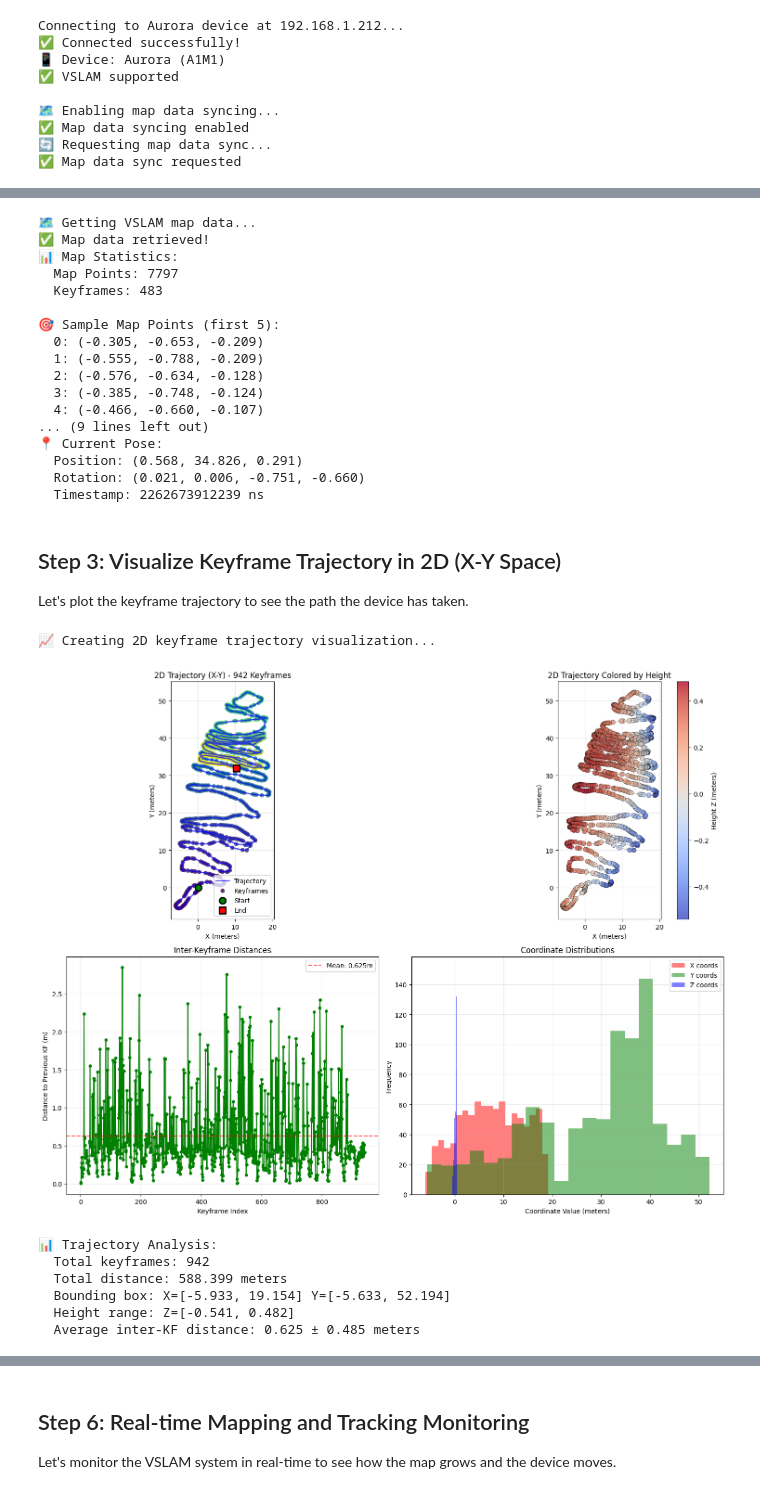
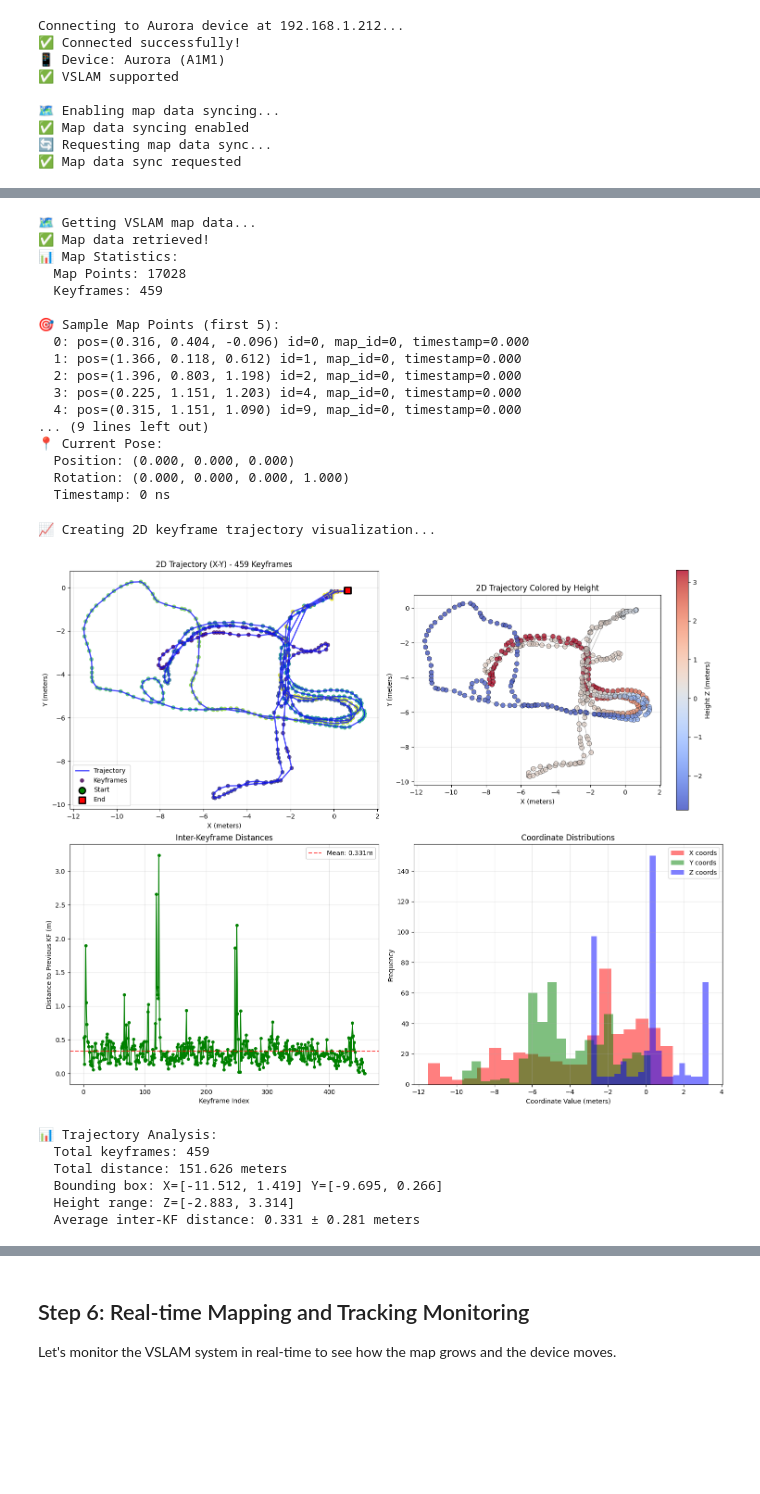
Before and after one commit to Slamtec/py_aurora_remote, a Jupyter notebook: notebooks/03_vslam_mapping_and_tracking.ipynb, the cells around one changed output, grey strips where cells are left out. Cells and saved outputs as stored; diff of their text form; code cells hidden in the pictures; blank space fills up the shorter version.

Commit message:
fixed bugs in interface implementation

```diff
--- a/notebooks/03_vslam_mapping_and_tracking.ipynb
+++ b/notebooks/03_vslam_mapping_and_tracking.ipynb
@@ -145,17 +138,19 @@ if sdk.is_connected():
             if map_points:
                 print(f"\n🎯 Sample Map Points (first 5):")
                 for i, point in enumerate(map_points[:5]):
-                    print(f"  {i}: ({point[0]:.3f}, {point[1]:.3f}, {point[2]:.3f})")
+                    pos = point['position']
+                    print(f"  {i}: pos=({pos[0]:.3f}, {pos[1]:.3f}, {pos[2]:.3f}) "
+                          f"id={point['id']}, map_id={point['map_id']}, timestamp={point['timestamp']:.3f}")
 
             if keyframes:
                 print(f"\n🔑 Sample Keyframes (first 3):")
                 for i, kf in enumerate(keyframes[:3]):
-                    # Keyframe format: (x, y, z, qx, qy, qz, qw, id)
-                    if len(kf) >= 7:
-                        print(f"  {i}: pos=({kf[0]:.3f}, {kf[1]:.3f}, {kf[2]:.3f}) "
-                              f"quat=({kf[3]:.3f}, {kf[4]:.3f}, {kf[5]:.3f}, {kf[6]:.3f})")
-                        if len(kf) >= 8:
-                            print(f"      id={kf[7]}")
+                    pos = kf['position']
+                    rot = kf['rotation']
+                    print(f"  {i}: pos=({pos[0]:.3f}, {pos[1]:.3f}, {pos[2]:.3f}) "
+                          f"quat=({rot[0]:.3f}, {rot[1]:.3f}, {rot[2]:.3f}, {rot[3]:.3f})")
+                    print(f"      id={kf['id']}, map_id={kf['map_id']}, "
+                          f"timestamp={kf['timestamp']:.3f}, fixed={kf['fixed']}")
 
             # Get current pose for comparison
             try:
@@ -184,24 +179,20 @@ else:
 🗺️ Getting VSLAM map data...
 ✅ Map data retrieved!
 📊 Map Statistics:
-  Map Points: 7797
-  Keyframes: 483
+  Map Points: 17028
+  Keyframes: 459
 
 🎯 Sample Map Points (first 5):
-  0: (-0.305, -0.653, -0.209)
-  1: (-0.555, -0.788, -0.209)
-  2: (-0.576, -0.634, -0.128)
-  3: (-0.385, -0.748, -0.124)
-  4: (-0.466, -0.660, -0.107)
+  0: pos=(0.316, 0.404, -0.096) id=0, map_id=0, timestamp=0.000
+  1: pos=(1.366, 0.118, 0.612) id=1, map_id=0, timestamp=0.000
+  2: pos=(1.396, 0.803, 1.198) id=2, map_id=0, timestamp=0.000
+  3: pos=(0.225, 1.151, 1.203) id=4, map_id=0, timestamp=0.000
+  4: pos=(0.315, 1.151, 1.090) id=9, map_id=0, timestamp=0.000
 ... (9 lines left out)
 📍 Current Pose:
-  Position: (0.568, 34.826, 0.291)
-  Rotation: (0.021, 0.006, -0.751, -0.660)
-  Timestamp: 2262673912239 ns
+  Position: (0.000, 0.000, 0.000)
+  Rotation: (0.000, 0.000, 0.000, 1.000)
+  Timestamp: 0 ns
-# %% [markdown]
-## Step 3: Visualize Keyframe Trajectory in 2D (X-Y Space)
-
-Let's plot the keyframe trajectory to see the path the device has taken.
 # %%
 if sdk.is_connected() and MATPLOTLIB_AVAILABLE:
     try:
@@ -214,10 +205,10 @@ if sdk.is_connected() and MATPLOTLIB_AVAILABLE:
             keyframes = map_data['keyframes']
 
             if len(keyframes) > 1:
-                # Extract X, Y coordinates from keyframes
-                x_coords = [kf[0] for kf in keyframes]
-                y_coords = [kf[1] for kf in keyframes]
-                z_coords = [kf[2] for kf in keyframes] if len(keyframes[0]) > 2 else [0] * len(keyframes)
+                # Extract X, Y, Z coordinates from keyframes
+                x_coords = [kf['position'][0] for kf in keyframes]
+                y_coords = [kf['position'][1] for kf in keyframes]
+                z_coords = [kf['position'][2] for kf in keyframes]
 
                 # Create trajectory visualization
                 fig, axes = plt.subplots(2, 2, figsize=(15, 12))
@@ -290,37 +281,37 @@ if sdk.is_connected() and MATPLOTLIB_AVAILABLE:
                 plt.tight_layout()
                 plt.show()
 
                 # Print trajectory statistics
                 total_distance = sum(distances) if 'distances' in locals() else 0
                 print(f"\n📊 Trajectory Analysis:")
                 print(f"  Total keyframes: {len(keyframes)}")
                 print(f"  Total distance: {total_distance:.3f} meters")
                 print(f"  Bounding box: X=[{min(x_coords):.3f}, {max(x_coords):.3f}] Y=[{min(y_coords):.3f}, {max(y_coords):.3f}]")
                 print(f"  Height range: Z=[{min(z_coords):.3f}, {max(z_coords):.3f}]")
 
                 if 'distances' in locals():
                     print(f"  Average inter-KF distance: {np.mean(distances):.3f} ± {np.std(distances):.3f} meters")
 
             else:
                 print("⚠️ Need at least 2 keyframes for trajectory visualization")
         else:
             print("❌ No keyframe data available for visualization")
 
     except Exception as e:
         print(f"❌ Trajectory visualization error: {e}")
         import traceback
         traceback.print_exc()
 else:
     if not sdk.is_connected():
         print("❌ Not connected to device")
     else:
         print("⚠️ Matplotlib not available for trajectory visualization")
 # %% [output]
 📈 Creating 2D keyframe trajectory visualization...
-[figure, old version]
+[figure, new version]
 📊 Trajectory Analysis:
-  Total keyframes: 942
-  Total distance: 588.399 meters
-  Bounding box: X=[-5.933, 19.154] Y=[-5.633, 52.194]
-  Height range: Z=[-0.541, 0.482]
-  Average inter-KF distance: 0.625 ± 0.485 meters
+  Total keyframes: 459
+  Total distance: 151.626 meters
+  Bounding box: X=[-11.512, 1.419] Y=[-9.695, 0.266]
+  Height range: Z=[-2.883, 3.314]
+  Average inter-KF distance: 0.331 ± 0.281 meters
```
Also changed, not shown: parts of 6 cells of this notebook, 37 other files.
